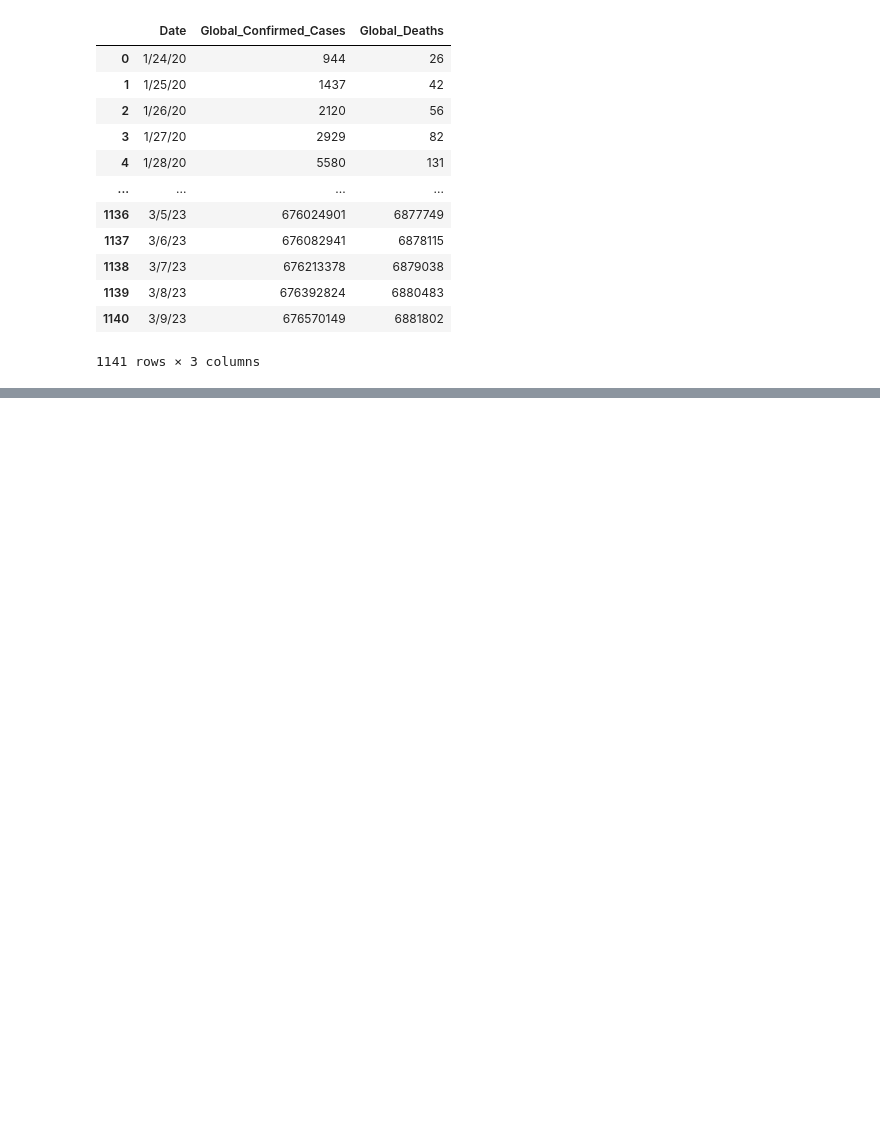
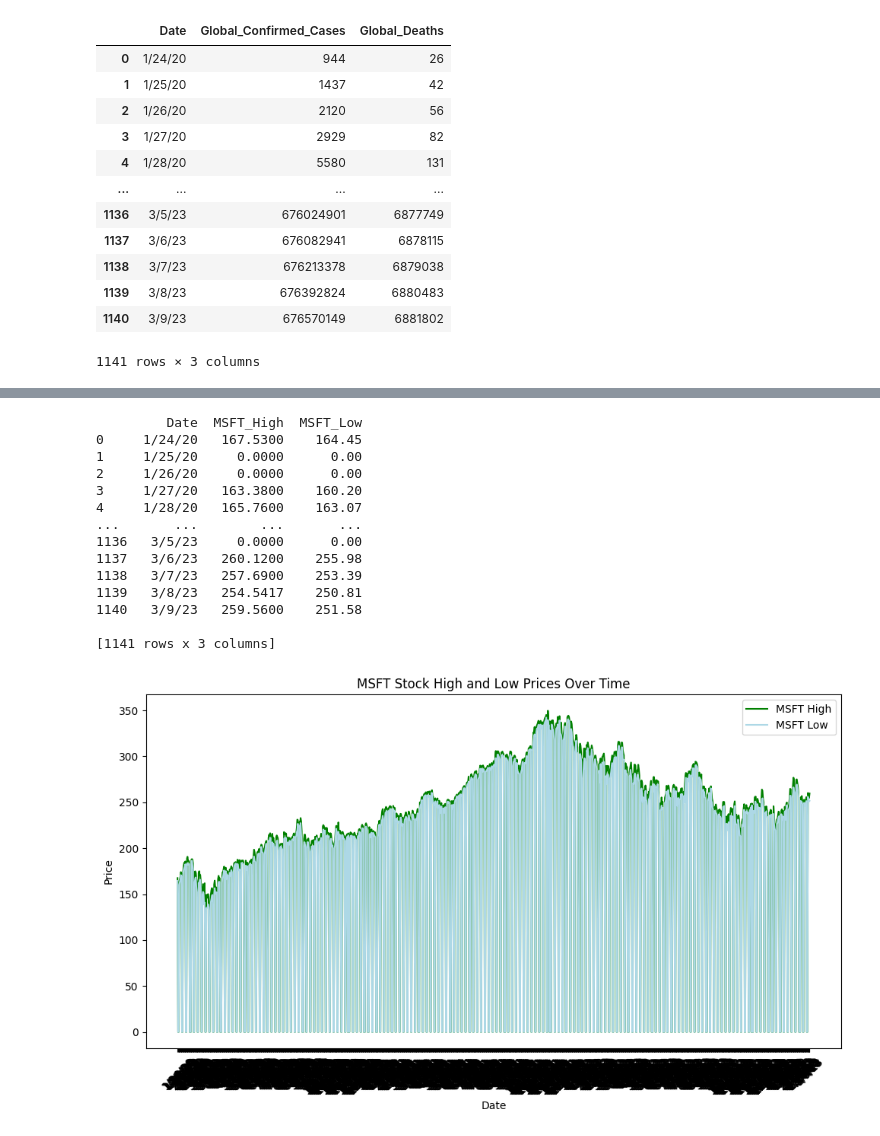
Before and after one commit to AshimaSharma25/Prog_DS_final_project, a Jupyter notebook: final_project.ipynb, the cells around one changed output, grey strips where cells are left out. Drawn from its saved outputs; the diff is of its cells as text; code cells hidden in the pictures; blank space fills up the shorter version.

```diff
--- a/final_project.ipynb
+++ b/final_project.ipynb
@@ -88,0 +111,61 @@ Low Price: 12.25
+# %%
+
+# Create an instance of the TimeSeries class
+#american market
+ts = TimeSeries(key=api_key, output_format='pandas')
+data=ts.get_daily(symbol='MSFT', outputsize='full')
+
+for date in global_data['Date']:
+  d=data[0][(data[0].index == date)]
+  if(d.empty):
+      high_price=0
+      low_price =0
+  else:
+        high_price=d['2. high'][0]
+        low_price=d['3. low'][0]
+
+  global_data.loc[global_data['Date'] == date, 'MSFT_High'] = high_price
+  global_data.loc[global_data['Date'] == date, 'MSFT_Low'] = low_price
+
+
+print(global_data[['Date', 'MSFT_High', 'MSFT_Low']])
+
+import matplotlib.pyplot as plt
+
+# Assuming global_data contains the DataFrame with Date, MSFT_High, MSFT_Low columns
+
+# Plotting the data
+plt.figure(figsize=(10, 6))  # Adjust the figure size if needed
+plt.plot(global_data['Date'], global_data['MSFT_High'], label='MSFT High', color='green')
+plt.plot(global_data['Date'], global_data['MSFT_Low'], label='MSFT Low', color='lightblue')
+
+# Adding labels and title
+plt.xlabel('Date')
+plt.ylabel('Price')
+plt.title('MSFT Stock High and Low Prices Over Time')
+
+# Rotating x-axis labels for better readability (optional)
+plt.xticks(rotation=45)
+
+# Adding legend
+plt.legend()
+
+# Display the plot
+plt.tight_layout()
+plt.show()
+# %% [output]
+         Date  MSFT_High  MSFT_Low
+0     1/24/20   167.5300    164.45
+1     1/25/20     0.0000      0.00
+2     1/26/20     0.0000      0.00
+3     1/27/20   163.3800    160.20
+4     1/28/20   165.7600    163.07
+...       ...        ...       ...
+1136   3/5/23     0.0000      0.00
+1137   3/6/23   260.1200    255.98
+1138   3/7/23   257.6900    253.39
+1139   3/8/23   254.5417    250.81
+1140   3/9/23   259.5600    251.58
+
+[1141 rows x 3 columns]
+[figure, added]
```
Also changed, not shown: parts of 7 cells of this notebook.
